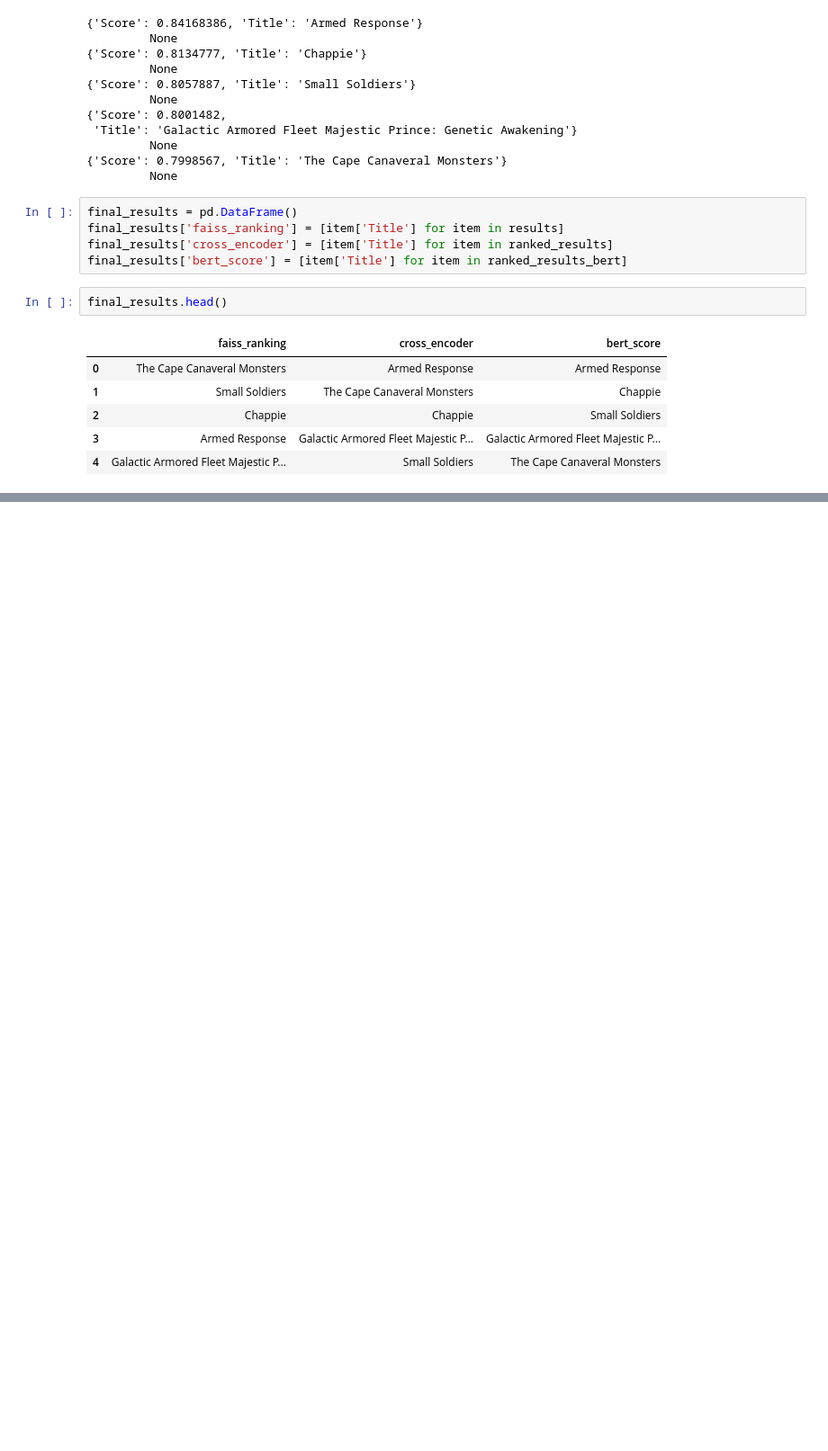
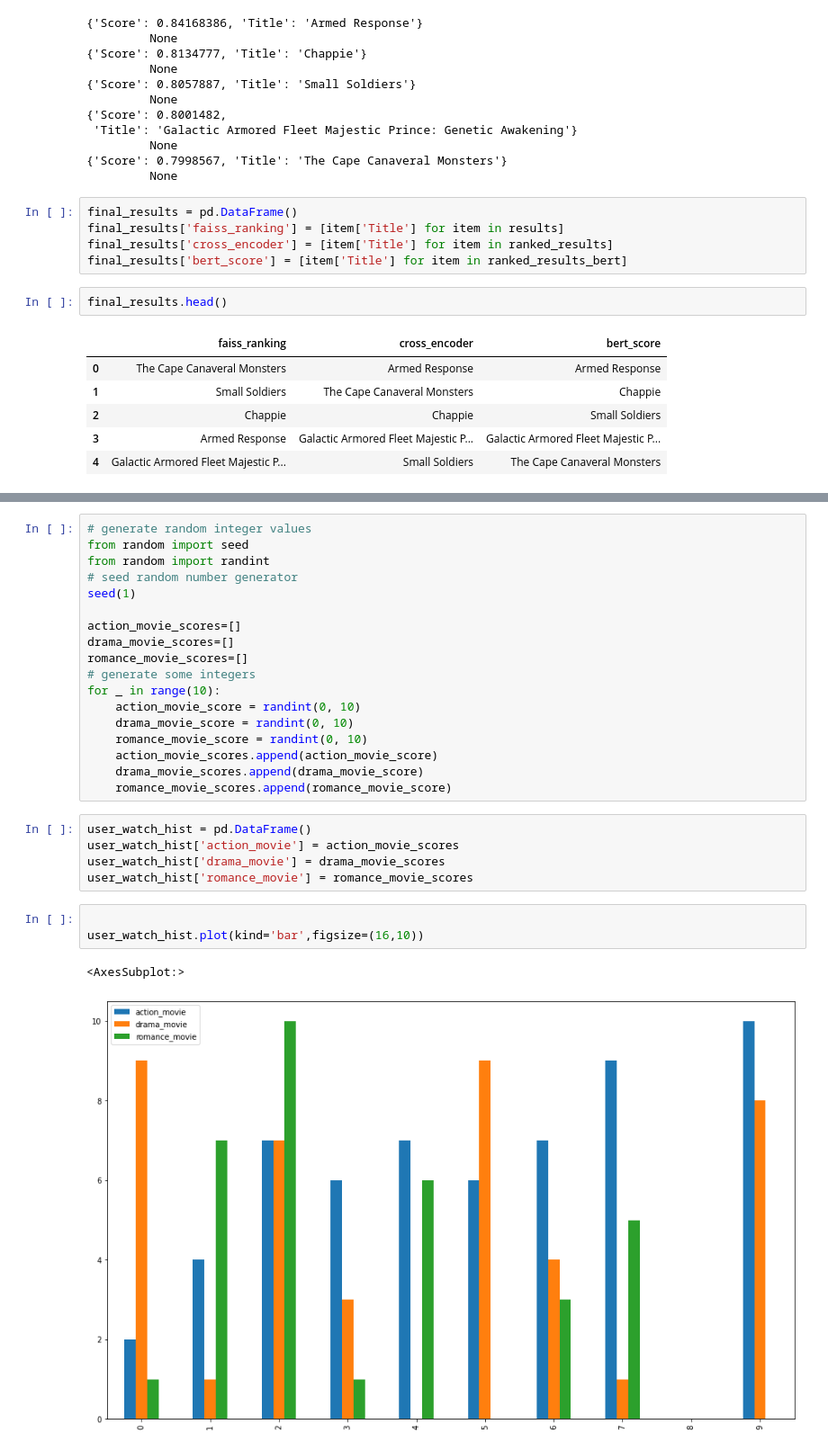
Before and after one commit to 99sbr/semantic-search-with-sbert, a Jupyter notebook: search-ranking.ipynb, the cells around one changed output, grey strips where cells are left out. Shown: that part at 90% size. Cells and saved outputs as stored; diff of their text form; blank space fills up the shorter version.

```diff
--- a/search-ranking.ipynb
+++ b/search-ranking.ipynb
@@ -295,0 +341,29 @@ final_results.head()
+# %%
+# generate random integer values
+from random import seed
+from random import randint
+# seed random number generator
+seed(1)
+
+action_movie_scores=[]
+drama_movie_scores=[]
+romance_movie_scores=[]
+# generate some integers
+for _ in range(10):
+    action_movie_score = randint(0, 10)
+    drama_movie_score = randint(0, 10)
+    romance_movie_score = randint(0, 10)
+    action_movie_scores.append(action_movie_score)
+    drama_movie_scores.append(drama_movie_score)
+    romance_movie_scores.append(romance_movie_score)
+# %%
+user_watch_hist = pd.DataFrame()
+user_watch_hist['action_movie'] = action_movie_scores
+user_watch_hist['drama_movie'] = drama_movie_scores
+user_watch_hist['romance_movie'] = romance_movie_scores
+# %%
+
+user_watch_hist.plot(kind='bar',figsize=(16,10))
+# %% [output]
+<AxesSubplot:>
+[figure, added]
```
Also changed, not shown: parts of 26 cells of this notebook.
